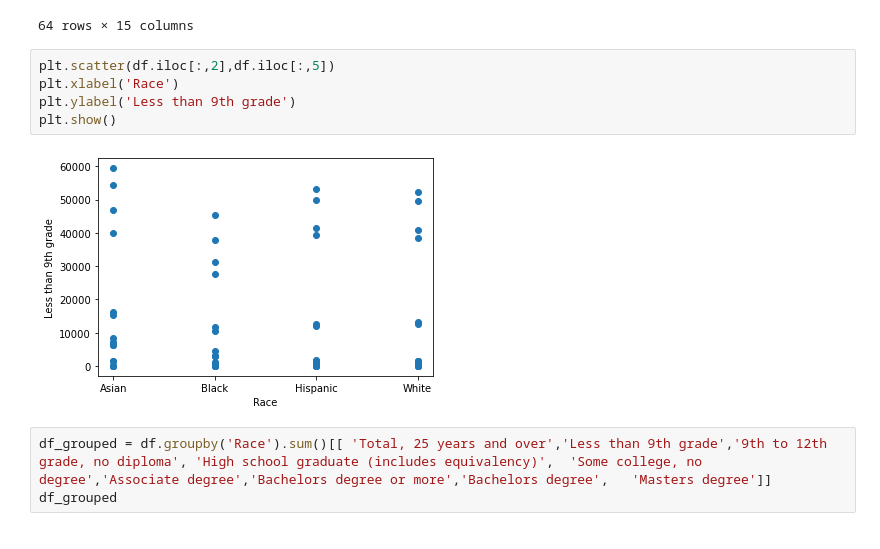
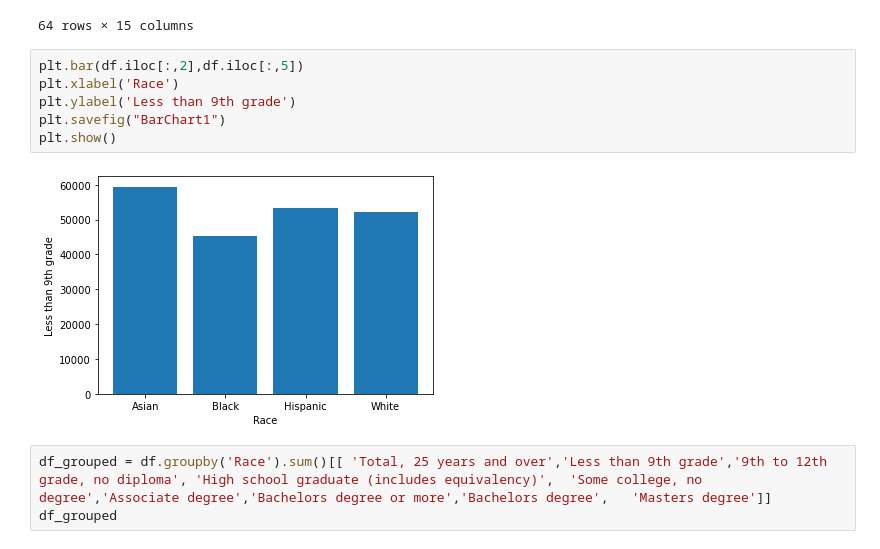
Before and after one commit to j0serobles/UCF_Data_Bootcamp_Project1, a Jupyter notebook: education.ipynb, the cells around one changed output. Cells and saved outputs as stored; diff of their text form.

```diff
--- a/education.ipynb
+++ b/education.ipynb
@@ -60,12 +60,13 @@ df
 | 63 | Income per\nfamily member | Standard\nerror | White | 2018 | 273.0000 | 353.0000 | ... |
 64 rows × 15 columns
 # %%
-plt.scatter(df.iloc[:,2],df.iloc[:,5])
+plt.bar(df.iloc[:,2],df.iloc[:,5])
 plt.xlabel('Race')
 plt.ylabel('Less than 9th grade')
+plt.savefig("BarChart1")
 plt.show()
 # %% [output]
-[figure, old version]
+[figure, new version]
 # %%
 df_grouped = df.groupby('Race').sum()[[ 'Total, 25 years and over','Less than 9th grade','9th to 12th grade, no diploma',	'High school graduate (includes equivalency)',	'Some college, no degree','Associate degree','Bachelors degree or more','Bachelors degree',	'Masters degree']]
 df_grouped
```
Also changed, not shown: 6 other files.
